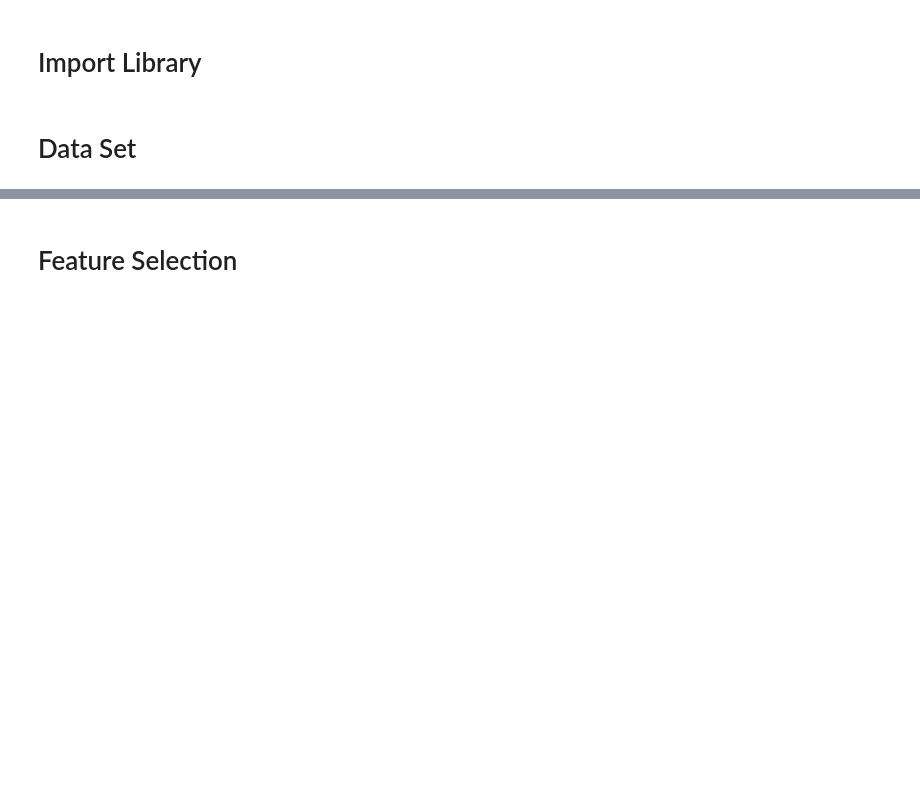
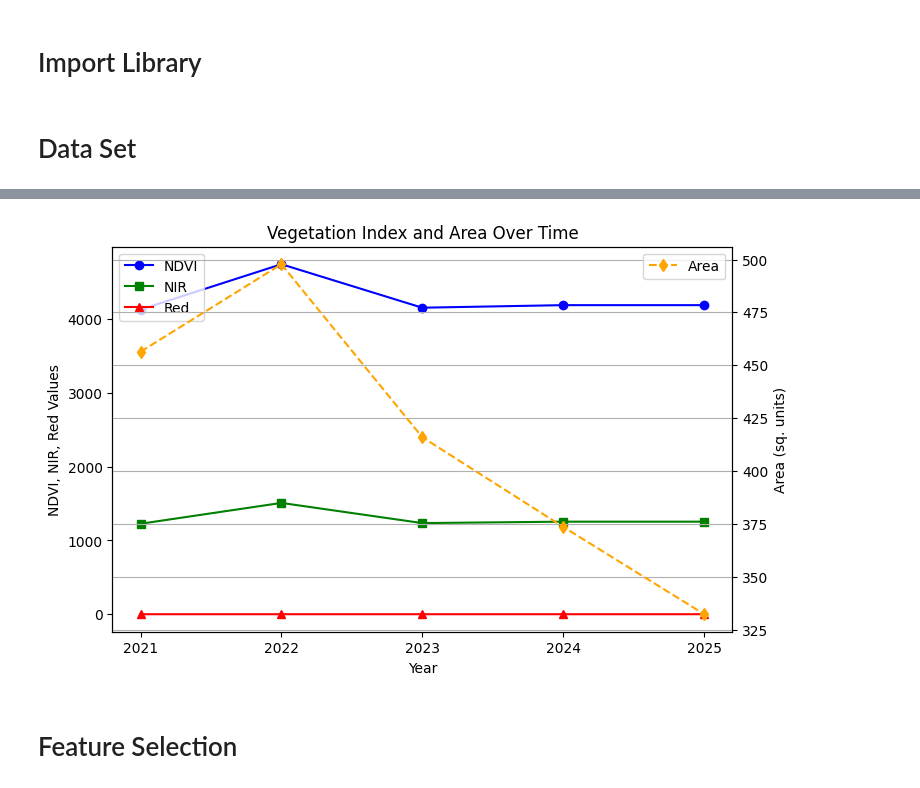
Before and after one commit to Amharrayadin/random-forest-mangrove-area-prediction, a Jupyter notebook: modelling.ipynb, the cells around one changed output, grey strips where cells are left out. Cells and saved outputs as stored; diff of their text form; code cells hidden in the pictures; blank space fills up the shorter version.

```diff
--- a/modelling.ipynb
+++ b/modelling.ipynb
@@ -28,3 +49,36 @@ data
+# %%
+# Creating the plot
+fig, ax1 = plt.subplots(figsize=(8, 5))
+
+# Plotting NDVI, NIR, and Red using the primary y-axis
+ax1.plot(data['year'], data['ndvi'], label='NDVI', marker='o', color='b')
+ax1.plot(data['year'], data['nir'], label='NIR', marker='s', color='g')
+ax1.plot(data['year'], data['red'], label='Red', marker='^', color='r')
+ax1.set_xlabel("Year")
+ax1.set_ylabel("NDVI, NIR, Red Values")
+ax1.legend(loc="upper left")
+
+# Creating a second y-axis for Area
+ax2 = ax1.twinx()
+ax2.plot(data['year'], data['area'], label='Area', marker='d', linestyle='dashed', color='orange')
+ax2.set_ylabel("Area (sq. units)")
+ax2.legend(loc="upper right")
+
+# Formatting x-axis as a time series with only distinct years
+ax1.xaxis.set_major_formatter(mdates.DateFormatter('%Y'))
+ax1.xaxis.set_major_locator(mdates.YearLocator())
+
+# Ensure the years appear correctly
+plt.xticks(rotation=0)
+
+# Title and grid
+plt.title("Vegetation Index and Area Over Time")
+plt.grid(True)
+
+# Show the plot
+plt.show()
+# %% [output]
+[figure, added]
 # %% [markdown]
 # Feature Selection
 # %%
```
Also changed, not shown: parts of 13 cells of this notebook, 5 other files.
